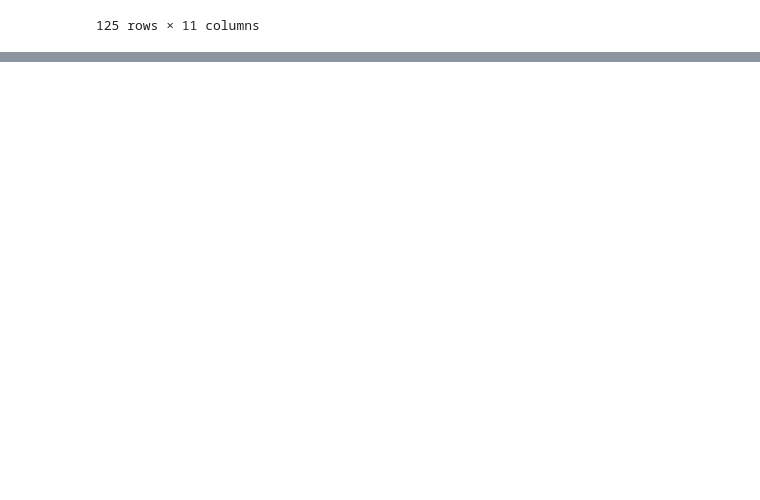
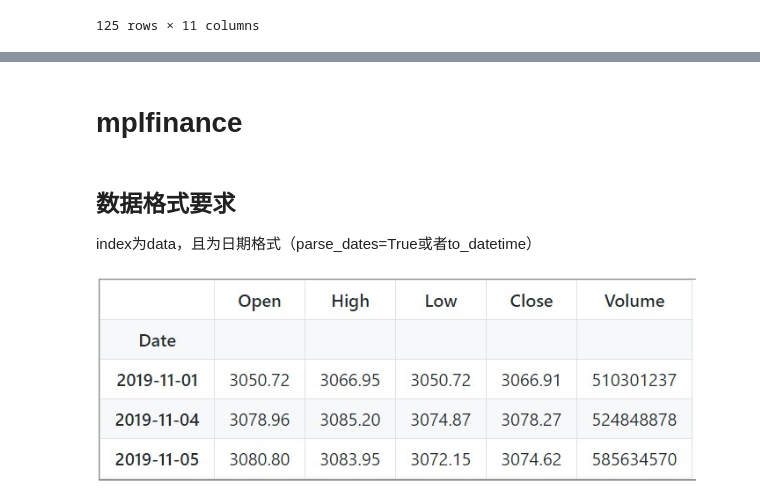
Before and after one commit to wishyoulikebefore/PythonPackages, a Jupyter notebook: 股票相关/开源API.ipynb, the cells around one changed output, grey strips where cells are left out. Saved outputs shown, nothing was run; the diff lists cells and outputs as text; code cells hidden in the pictures; blank space fills up the shorter version.

```diff
--- a/股票相关/开源API.ipynb
+++ b/股票相关/开源API.ipynb
@@ -145,3 +145,5 @@ login success!
 | 2020-04-01 | 9967.12 | 10127.10 | 9927.92 | 9951.84 | 9962.30 | 3.330795e+10 | 3592.0 | 357.13 | 1.0 | -0.11 | ... |
 | 2020-04-02 | 9910.38 | 10179.20 | 9896.65 | 10179.20 | 9951.84 | 3.282008e+10 | 3646.0 | 351.69 | 1.0 | 2.28 | ... |
 | 2020-04-03 | 10155.56 | 10212.91 | 10069.64 | 10110.11 | 10179.20 | 3.200313e+10 | 3583.0 | 342.89 | 1.0 | -0.68 | ... |
+# %% [markdown]
+# mplfinance
@@ -147,0 +156,8 @@ login success!
+# %% [markdown]
+## 数据格式要求
+index为data，且为日期格式（parse_dates=True或者to_datetime）
+# %%
+from IPython.display import Image
+Image(filename='C:/Users/86188/Desktop/mplfinance.jpg',width=600,height=400)
+# %% [output]
+[figure, added]
```
Also changed, not shown: parts of 8 cells of this notebook.
